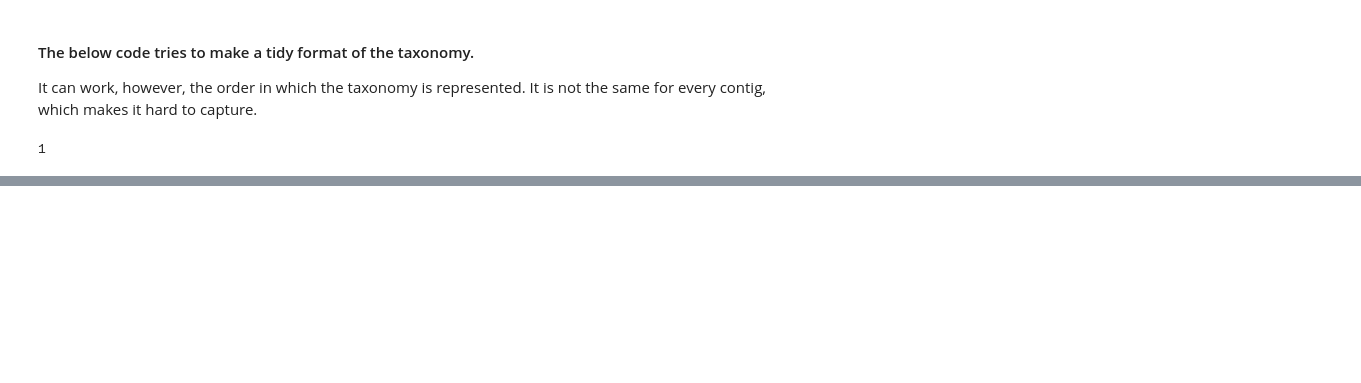
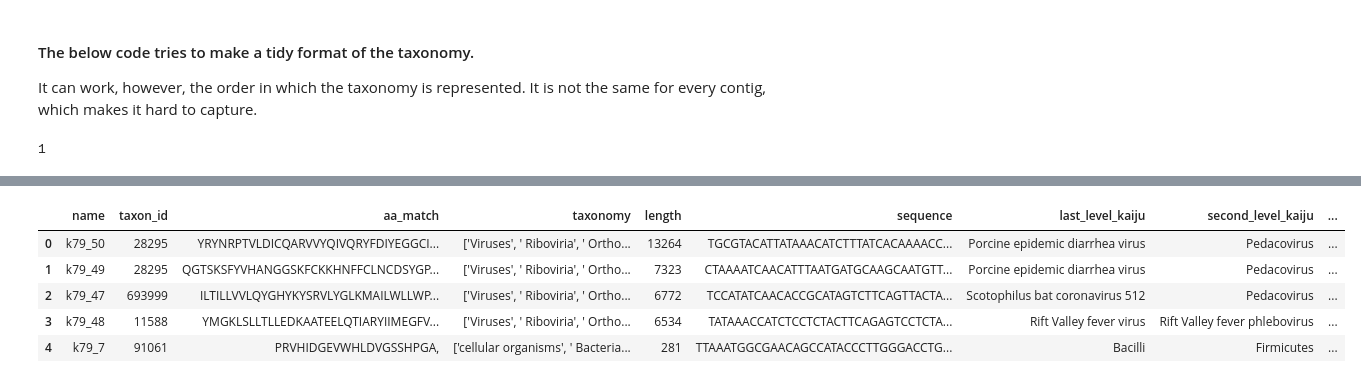
Before and after one commit to willros/virusclassification_nextflow, a Jupyter notebook: data-wrangling-clean.ipynb, the cells around one changed output, grey strips where cells are left out. Saved outputs shown, nothing was run; the diff lists cells and outputs as text; code cells hidden in the pictures; blank space fills up the shorter version.

```diff
--- a/data-wrangling-clean.ipynb
+++ b/data-wrangling-clean.ipynb
@@ -296,0 +325,10 @@ taxonomy_list = ['kingdom', 'phylum', 'class', 'order', 'family', 1, 1, 1, 1, 1,
+# %%
+merged = pd.read_csv('results/cleaned_files/Bat-Guano-15_S6_L001_R_cat_kaiju_merged.csv')
+merged
+# %% [output]
+|  | name | taxon_id | aa_match | taxonomy | length | sequence | last_level_kaiju | second_level_kaiju | ... |
+| 0 | k79_50 | 28295 | YRYNRPTVLDICQARVVYQIVQRYFDIYEGGCI... | ['Viruses', ' Riboviria', ' Ortho... | 13264 | TGCGTACATTATAAACATCTTTATCACAAAACC... | Porcine epidemic diarrhea virus | Pedacovirus | ... |
+| 1 | k79_49 | 28295 | QGTSKSFYVHANGGSKFCKKHNFFCLNCDSYGP... | ['Viruses', ' Riboviria', ' Ortho... | 7323 | CTAAAATCAACATTTAATGATGCAAGCAATGTT... | Porcine epidemic diarrhea virus | Pedacovirus | ... |
+| 2 | k79_47 | 693999 | ILTILLVVLQYGHYKYSRVLYGLKMAILWLLWP... | ['Viruses', ' Riboviria', ' Ortho... | 6772 | TCCATATCAACACCGCATAGTCTTCAGTTACTA... | Scotophilus bat coronavirus 512 | Pedacovirus | ... |
+| 3 | k79_48 | 11588 | YMGKLSLLTLLEDKAATEELQTIARYIIMEGFV... | ['Viruses', ' Riboviria', ' Ortho... | 6534 | TATAAACCATCTCCTCTACTTCAGAGTCCTCTA... | Rift Valley fever virus | Rift Valley fever phlebovirus | ... |
+| 4 | k79_7 | 91061 | PRVHIDGEVWHLDVGSSHPGA, | ['cellular organisms', ' Bacteria... | 281 | TTAAATGGCGAACAGCCATACCCTTGGGACCTG... | Bacilli | Firmicutes | ... |
```
Also changed, not shown: parts of 8 cells of this notebook.
